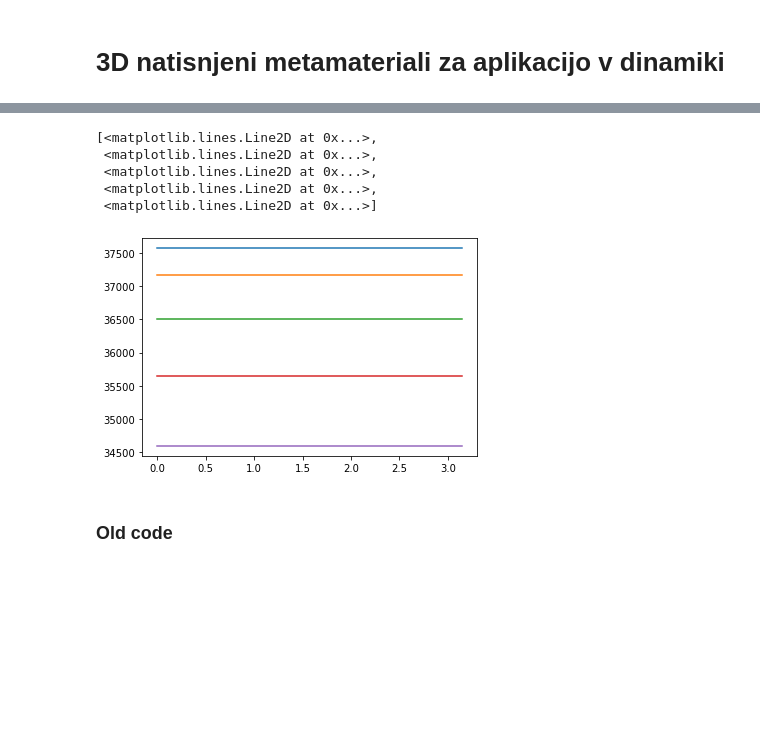
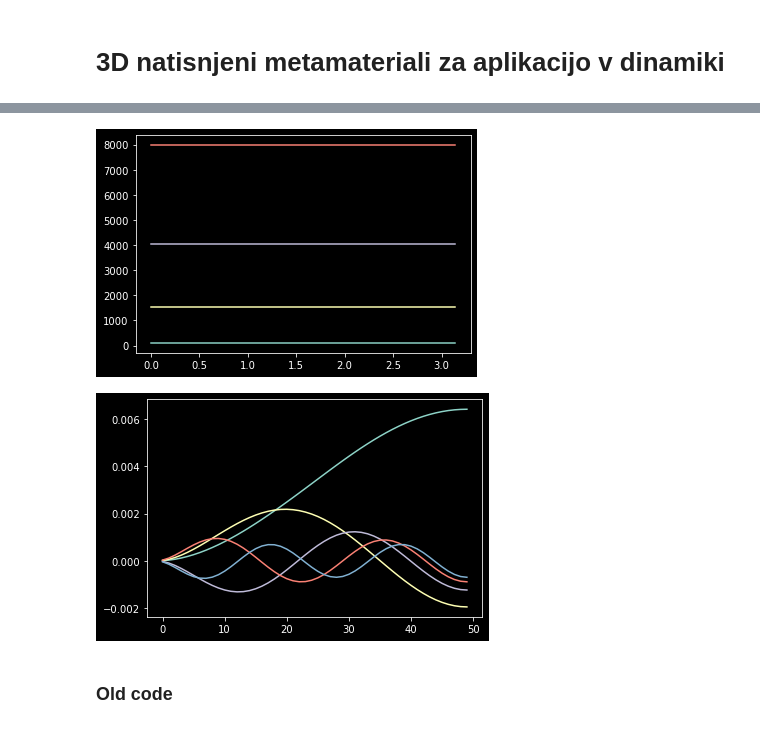
Before and after one commit to pibrnik/metamaterials, a Jupyter notebook: Program.ipynb, the cells around one changed output, grey strips where cells are left out. Saved outputs shown, nothing was run; the diff lists cells and outputs as text; code cells hidden in the pictures; blank space fills up the shorter version.

```diff
--- a/Program.ipynb
+++ b/Program.ipynb
@@ -451,14 +431,4 @@ Kontrola.Visualise(mu, Mg, Kg, n=4, direction = 0)
-# %%
-domena = np.linspace(0, np.pi, 100)
-r = []
-for i in domena:
-    r.append(Kontrola.Calc(i,Mg, Kg)[0][:5])
-
-plt.plot(domena, np.sqrt(r))
-# %% [output]
-[<matplotlib.lines.Line2D at 0x...>,
- <matplotlib.lines.Line2D at 0x...>,
- <matplotlib.lines.Line2D at 0x...>,
- <matplotlib.lines.Line2D at 0x...>,
- <matplotlib.lines.Line2D at 0x...>]
-[figure, removed]
+# %%
+w = Kontrola.Dispersion_curves(Mg, Kg, 0, np.pi, n=4)
+# %% [output]
+[figure, added]
@@ -465,3 +450,9 @@ plt.plot(domena, np.sqrt(r))
+# %%
+fig, axs = plt.subplots()
+for Xi in X.T[:5]:
+    axs.plot(Xi[0::2])
+# %% [output]
+[figure, added]
 # %% [markdown]
 ### Old code
 # %%
```
Also changed, not shown: parts of 8 cells of this notebook.
